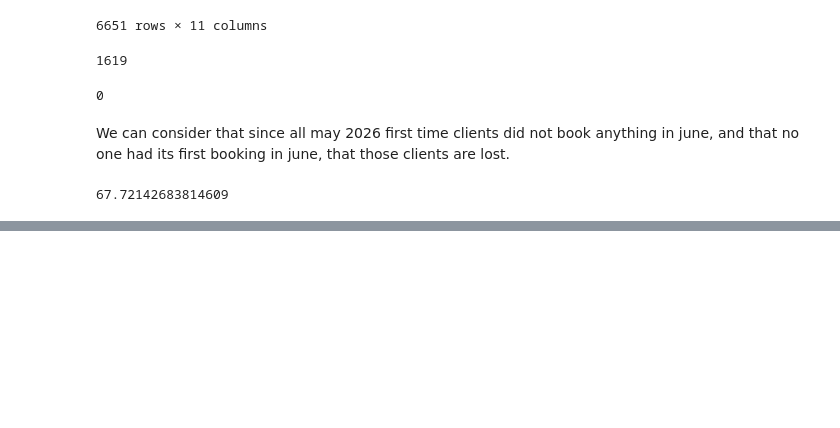
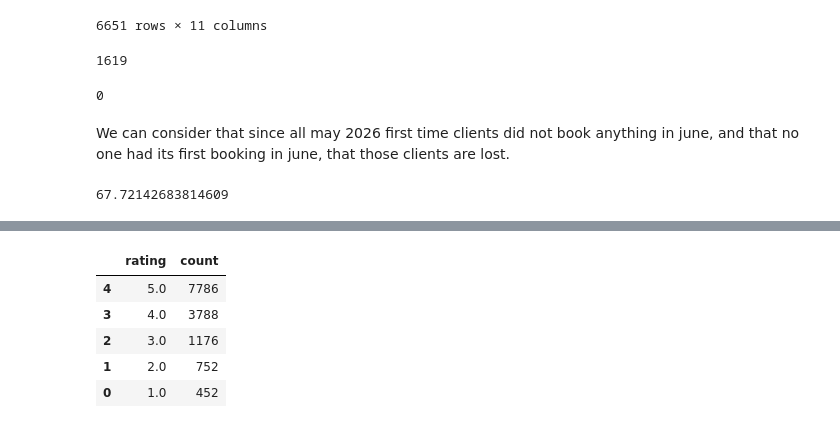
Before and after one commit to Berenice029/Growth_modelling_project, a Jupyter notebook: question1.ipynb, the cells around one changed output, grey strips where cells are left out. Saved outputs shown, nothing was run; the diff lists cells and outputs as text; code cells hidden in the pictures; blank space fills up the shorter version.

```diff
--- a/question1.ipynb
+++ b/question1.ipynb
@@ -235,0 +259,11 @@ print(proportion_retained)
+# %%
+#same for clients with more than one fulfilled booking
+last_evaluation_multiple_bookings = fullfiled_requests[fullfiled_requests['customer_id'].isin(fulfilled_bookings_count[fulfilled_bookings_count['count'] > 1]['customer_id'])].groupby('customer_id').last().reset_index()[['customer_id', 'rating']]
+last_evaluation_multiple_bookings.groupby('rating').size().reset_index(name='count').sort_values(by='count', ascending=False)
+# %% [output]
+|  | rating | count |
+| 4 | 5.0 | 7786 |
+| 3 | 4.0 | 3788 |
+| 2 | 3.0 | 1176 |
+| 1 | 2.0 | 752 |
+| 0 | 1.0 | 452 |
```
Also changed, not shown: parts of 12 cells of this notebook.
